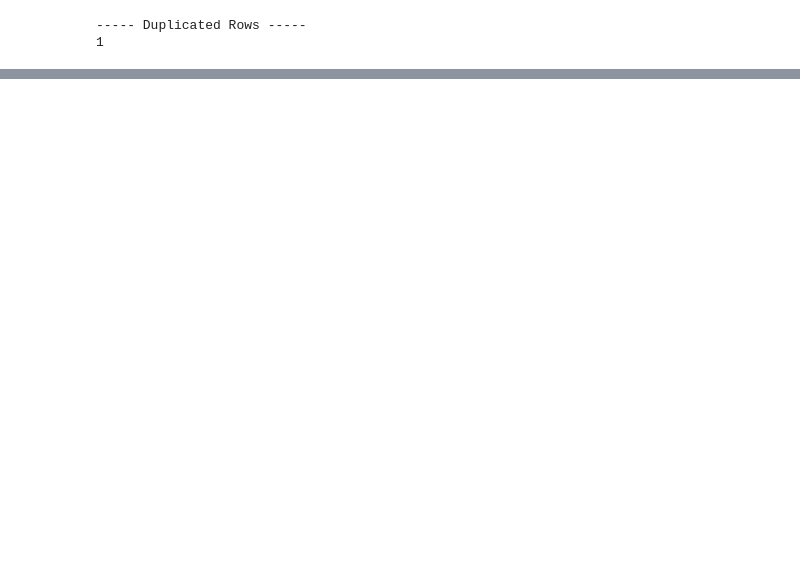
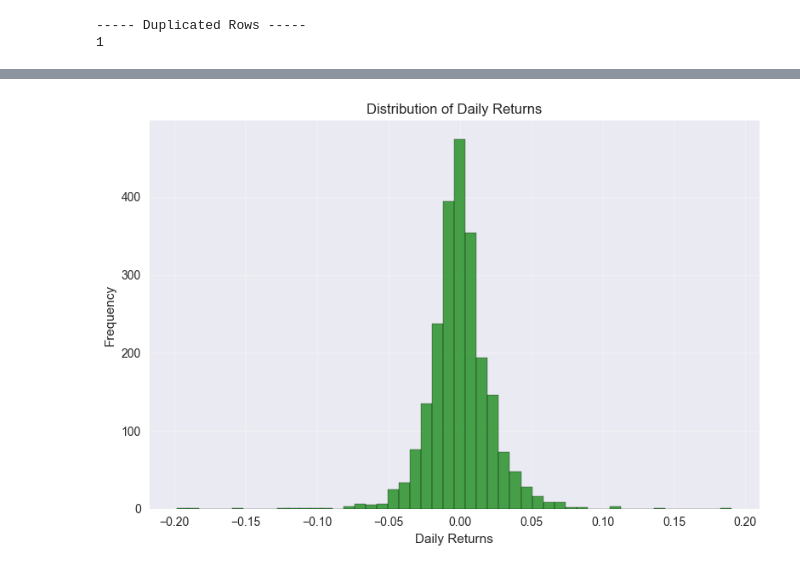
Before and after one commit to charlesakinnurun/audi-stock, a Jupyter notebook: model.ipynb, the cells around one changed output, grey strips where cells are left out. Cells and saved outputs as stored; diff of their text form; code cells hidden in the pictures; blank space fills up the shorter version.

```diff
--- a/model.ipynb
+++ b/model.ipynb
@@ -155,0 +175,12 @@ print(stock_data_duplicated2)
+# %%
+# Daily Returns
+daily_returns = stock_data["Close"].pct_change().dropna()
+plt.hist(daily_returns,bins=50,color="green",alpha=0.7,edgecolor="black")
+plt.title("Distribution of Daily Returns")
+plt.xlabel("Daily Returns")
+plt.ylabel("Frequency")
+plt.grid(True,alpha=0.3)
+plt.tight_layout()
+plt.show()
+# %% [output]
+[figure, added]
```
Also changed, not shown: parts of 34 cells of this notebook.
